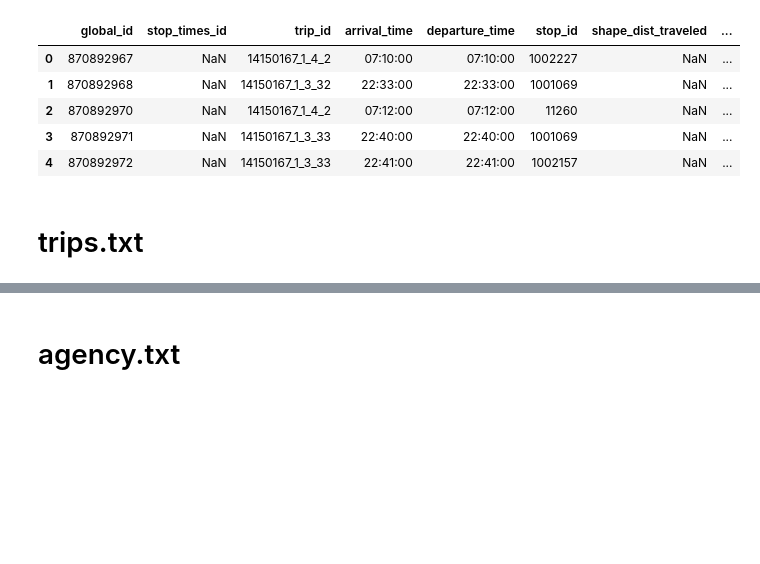
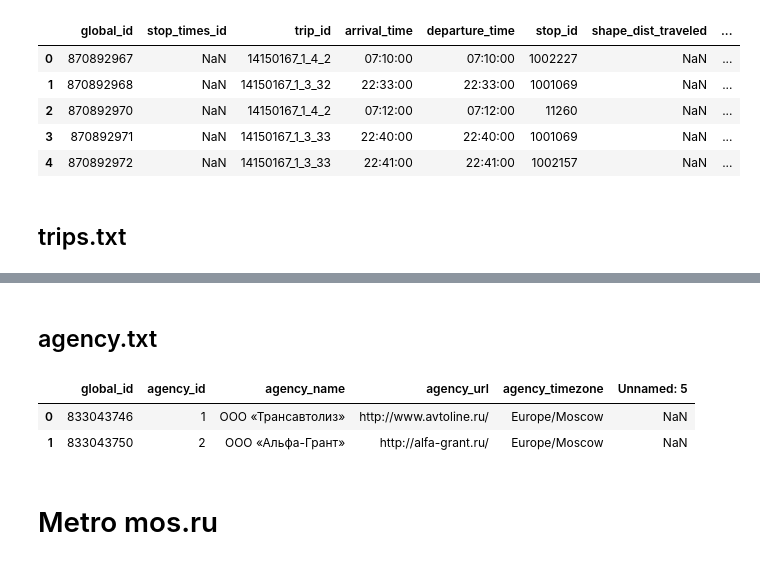
Before and after one commit to andreytyu/rent-my-flat, a Jupyter notebook: get_gtfs.ipynb, the cells around one changed output, grey strips where cells are left out. Cells and saved outputs as stored; diff of their text form; code cells hidden in the pictures; blank space fills up the shorter version.

```diff
--- a/get_gtfs.ipynb
+++ b/get_gtfs.ipynb
@@ -88,6 +90,6 @@ a[['trip_id', 'arrival_time',
   'departure_time', 'stop_id', 'stop_sequence',
    'stop_headsign', 'pickup_type']].to_csv('data/gtfs/stop_times.txt', sep=',', index=False)
 # %% [markdown]
-# trips.txt
+## trips.txt
 # %%
 download_url('https://op.mos.ru/EHDWSREST/catalog/export/get?id='+str(ids[4]), temp_file)
@@ -106,12 +108,20 @@ a[['route_id', 'trip_id', 'service_id',
    'trip_headsign', 'block_id']].to_csv('data/gtfs/trips.txt', sep=',', index=False)
 # %% [markdown]
-# agency.txt
+## agency.txt
 # %%
 download_url('https://op.mos.ru/EHDWSREST/catalog/export/get?id='+str(ids[5]), temp_file)
-a = pd.read_csv(temp_file, sep=';', encoding='cp1251')
-a = a[a.global_id != 'global_id']
-a = a.rename(columns = {'agency_code':'agency_id'})
-a[['agency_id', 'agency_name',
+df = pd.read_csv(temp_file, sep=';', encoding='cp1251')
+df = df[df.global_id != 'global_id']
+df = df.rename(columns = {'agency_code':'agency_id'})
+df[['agency_id', 'agency_name',
    'agency_url', 'agency_timezone']].to_csv('data/gtfs/agency.txt', sep=',', index=False)
+# %%
+df.head(2)
+# %% [output]
+|  | global_id | agency_id | agency_name | agency_url | agency_timezone | Unnamed: 5 |
+| 0 | 833043746 | 1 | ООО «Трансавтолиз» | http://www.avtoline.ru/ | Europe/Moscow | NaN |
+| 1 | 833043750 | 2 | ООО «Альфа-Грант» | http://alfa-grant.ru/ | Europe/Moscow | NaN |
 # %%
 os.remove(temp_file)
+# %% [markdown]
+# Metro mos.ru
```
Also changed, not shown: parts of 35 cells of this notebook, 1 other file.
